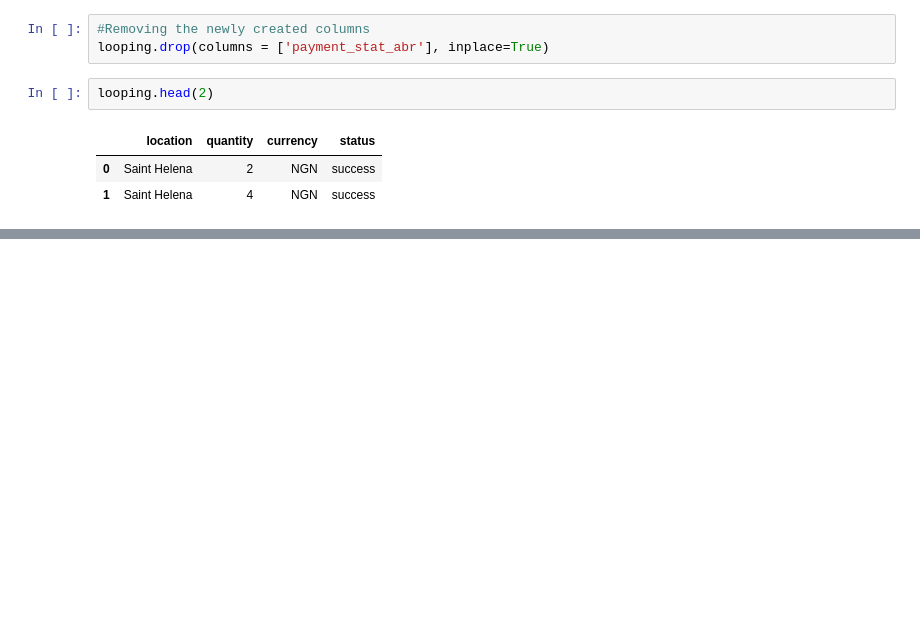
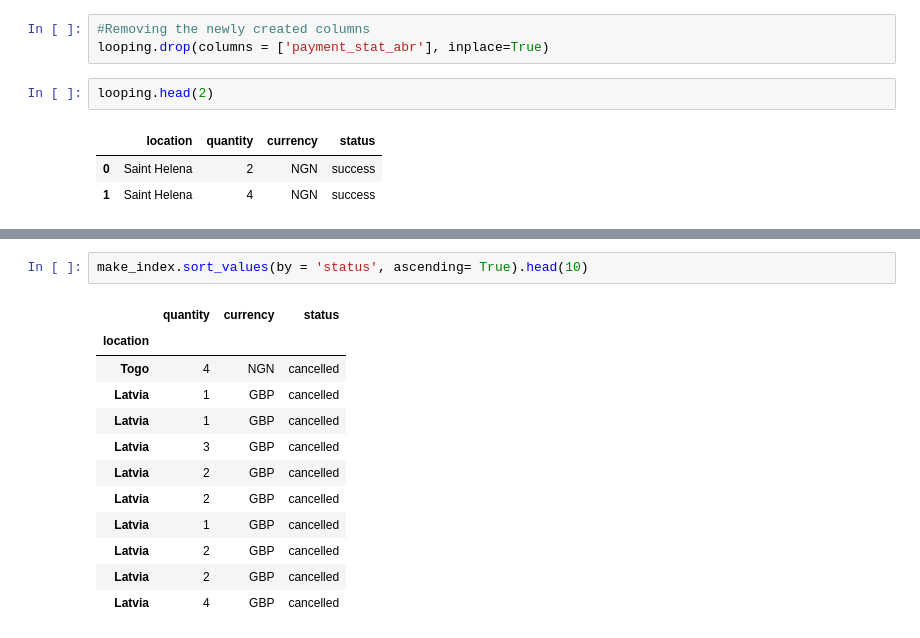
Before and after one commit to KudoroEsther/Files-Data_Analysis-, a Jupyter notebook: Task15/practice.ipynb, the cells around one changed output, grey strips where cells are left out. Saved outputs shown, nothing was run; the diff lists cells and outputs as text; blank space fills up the shorter version.

```diff
--- a/Task15/practice.ipynb
+++ b/Task15/practice.ipynb
@@ -834,0 +939,15 @@ looping.head(2)
+# %%
+make_index.sort_values(by = 'status', ascending= True).head(10)
+# %% [output]
+|  | quantity | currency | status |
+| location |  |  |  |
+| Togo | 4 | NGN | cancelled |
+| Latvia | 1 | GBP | cancelled |
+| Latvia | 1 | GBP | cancelled |
+| Latvia | 3 | GBP | cancelled |
+| Latvia | 2 | GBP | cancelled |
+| Latvia | 2 | GBP | cancelled |
+| Latvia | 1 | GBP | cancelled |
+| Latvia | 2 | GBP | cancelled |
+| Latvia | 2 | GBP | cancelled |
+| Latvia | 4 | GBP | cancelled |
```
Also changed, not shown: parts of 16 cells of this notebook.
